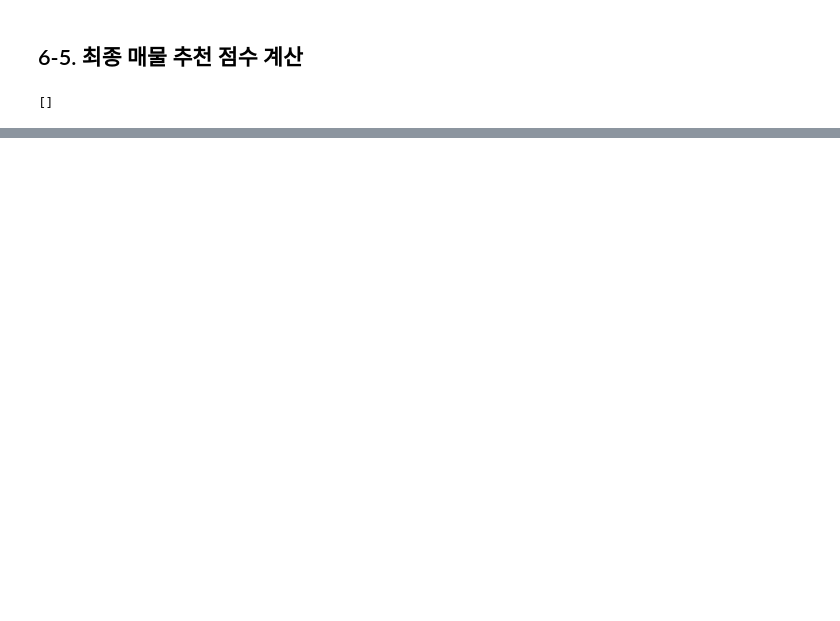
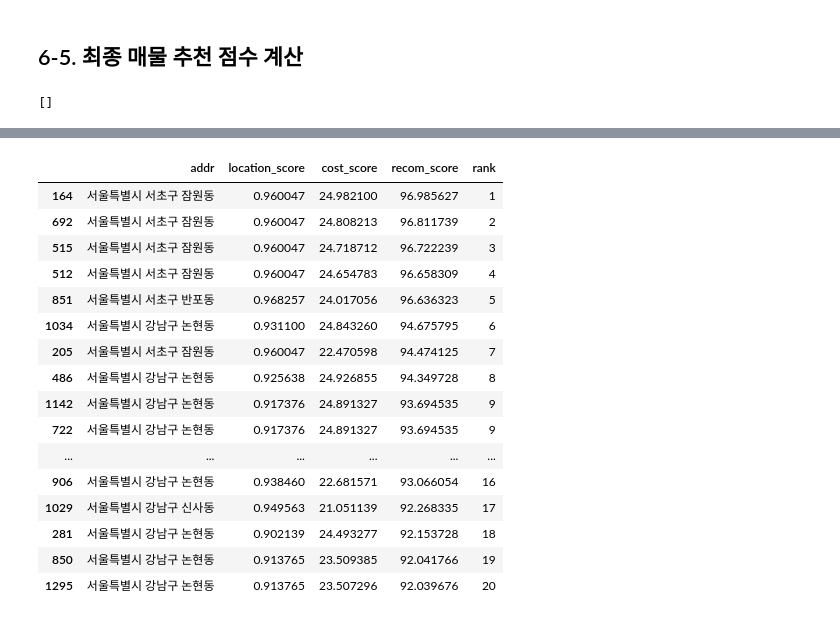
Before and after one commit to DANHA-danha/DANHA-danha-bana_map_team_repo, a Jupyter notebook: data/mj/modeling.ipynb, the cells around one changed output, grey strips where cells are left out. Saved outputs shown, nothing was run; the diff lists cells and outputs as text; code cells hidden in the pictures; blank space fills up the shorter version.

```diff
--- a/data/mj/modeling.ipynb
+++ b/data/mj/modeling.ipynb
@@ -993,0 +1009,25 @@ listing_df[["listing_id", "addr", "location_score", "rent_score", "capital_score
+# %%
+# 최종 순위
+listing_df["rank"] = listing_df["recom_score"].rank(ascending=False).astype(int)
+
+
+listing_df[["addr", "location_score", "cost_score", "recom_score", "rank"]]\
+    .sort_values("rank").head(20)
+# %% [output]
+|  | addr | location_score | cost_score | recom_score | rank |
+| 164 | 서울특별시 서초구 잠원동 | 0.960047 | 24.982100 | 96.985627 | 1 |
+| 692 | 서울특별시 서초구 잠원동 | 0.960047 | 24.808213 | 96.811739 | 2 |
+| 515 | 서울특별시 서초구 잠원동 | 0.960047 | 24.718712 | 96.722239 | 3 |
+| 512 | 서울특별시 서초구 잠원동 | 0.960047 | 24.654783 | 96.658309 | 4 |
+| 851 | 서울특별시 서초구 반포동 | 0.968257 | 24.017056 | 96.636323 | 5 |
+| 1034 | 서울특별시 강남구 논현동 | 0.931100 | 24.843260 | 94.675795 | 6 |
+| 205 | 서울특별시 서초구 잠원동 | 0.960047 | 22.470598 | 94.474125 | 7 |
+| 486 | 서울특별시 강남구 논현동 | 0.925638 | 24.926855 | 94.349728 | 8 |
+| 1142 | 서울특별시 강남구 논현동 | 0.917376 | 24.891327 | 93.694535 | 9 |
+| 722 | 서울특별시 강남구 논현동 | 0.917376 | 24.891327 | 93.694535 | 9 |
+| ... | ... | ... | ... | ... | ... |
+| 906 | 서울특별시 강남구 논현동 | 0.938460 | 22.681571 | 93.066054 | 16 |
+| 1029 | 서울특별시 강남구 신사동 | 0.949563 | 21.051139 | 92.268335 | 17 |
+| 281 | 서울특별시 강남구 논현동 | 0.902139 | 24.493277 | 92.153728 | 18 |
+| 850 | 서울특별시 강남구 논현동 | 0.913765 | 23.509385 | 92.041766 | 19 |
+| 1295 | 서울특별시 강남구 논현동 | 0.913765 | 23.507296 | 92.039676 | 20 |
```
Also changed, not shown: parts of 5 cells of this notebook.
